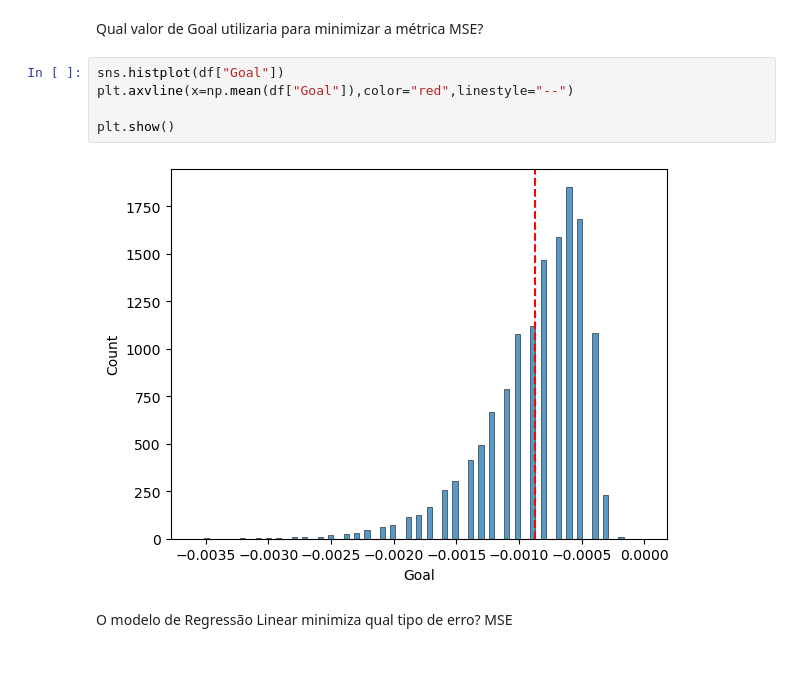
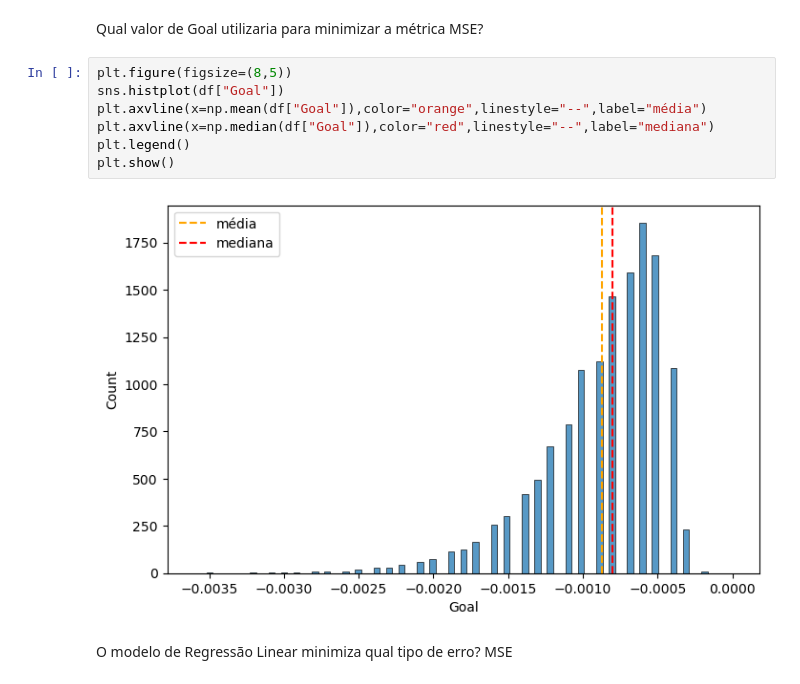
Before and after one commit to IgorJoaquimn/Regression-x-Classification-x-Q-Learning, a Jupyter notebook: eda.ipynb, the cells around one changed output. Saved outputs shown, nothing was run; the diff lists cells and outputs as text.

```diff
--- a/eda.ipynb
+++ b/eda.ipynb
@@ -114,12 +108,14 @@ plt.show()
 # %% [markdown]
 Qual valor de Goal utilizaria para minimizar a métrica MSE?
 # %%
+plt.figure(figsize=(8,5))
 sns.histplot(df["Goal"])
-plt.axvline(x=np.mean(df["Goal"]),color="red",linestyle="--")
-
+plt.axvline(x=np.mean(df["Goal"]),color="orange",linestyle="--",label="média")
+plt.axvline(x=np.median(df["Goal"]),color="red",linestyle="--",label="mediana")
+plt.legend()
 plt.show()
 # %% [output]
-[figure, old version]
+[figure, new version]
 # %% [markdown]
 O modelo de Regressão Linear minimiza qual tipo de erro?
 MSE
```
Also changed, not shown: parts of 11 cells of this notebook, 1 other file.
